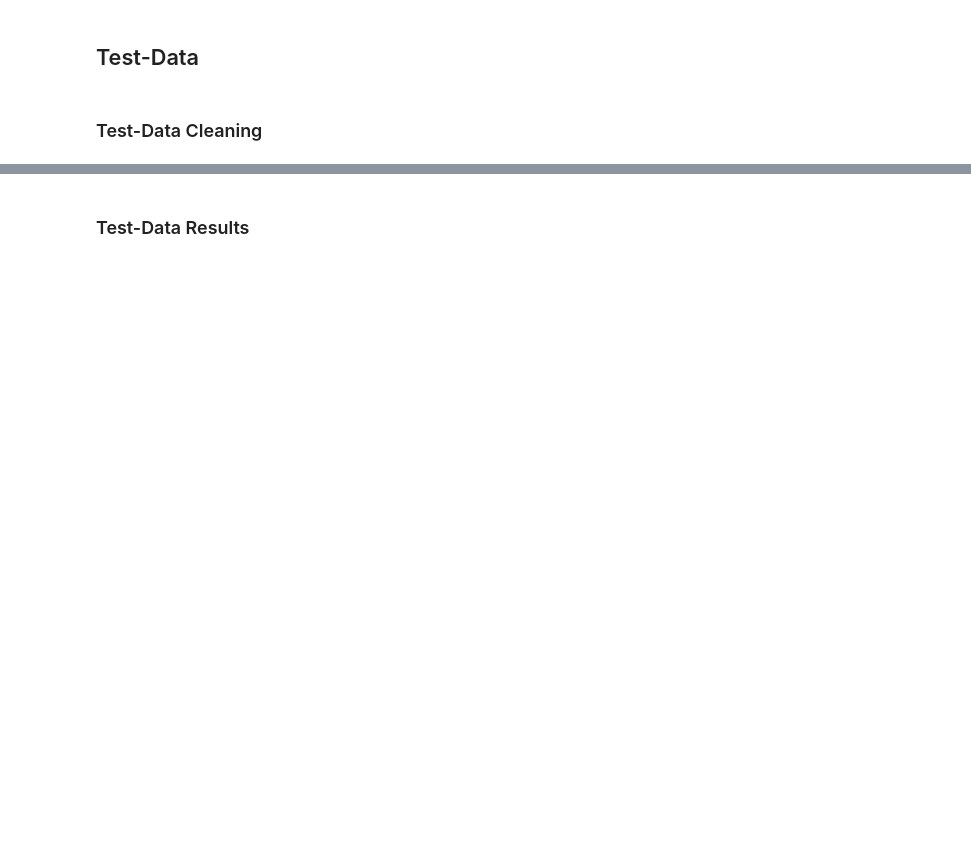
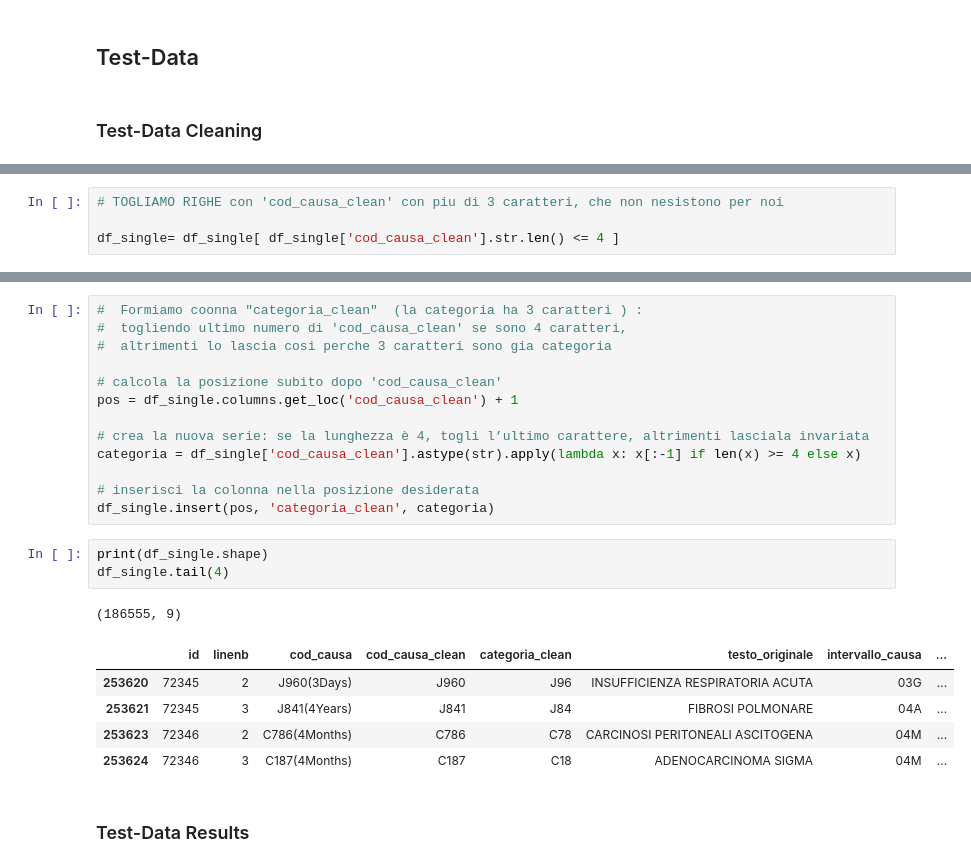
Before and after one commit to istat-methodology/semantic-search, a Jupyter notebook: notebooks/test-semantic-on-medical_data.ipynb, the cells around one changed output, grey strips where cells are left out. Cells and saved outputs as stored; diff of their text form; blank space fills up the shorter version.

```diff
--- a/notebooks/test-semantic-on-medical_data.ipynb
+++ b/notebooks/test-semantic-on-medical_data.ipynb
@@ -201,0 +310,4 @@ corpus_df.documents
+# %%
+# TOGLIAMO RIGHE con 'cod_causa_clean' con piu di 3 caratteri, che non nesistono per noi
+
+df_single= df_single[ df_single['cod_causa_clean'].str.len() <= 4 ]
@@ -202,2 +323,25 @@ corpus_df.documents
+# %%
+#  Formiamo coonna "categoria_clean"  (la categoria ha 3 caratteri ) :
+#  togliendo ultimo numero di 'cod_causa_clean' se sono 4 caratteri,
+#  altrimenti lo lascia cosi perche 3 caratteri sono gia categoria
+
+# calcola la posizione subito dopo 'cod_causa_clean'
+pos = df_single.columns.get_loc('cod_causa_clean') + 1
+
+# crea la nuova serie: se la lunghezza è 4, togli l’ultimo carattere, altrimenti lasciala invariata
+categoria = df_single['cod_causa_clean'].astype(str).apply(lambda x: x[:-1] if len(x) >= 4 else x)
+
+# inserisci la colonna nella posizione desiderata
+df_single.insert(pos, 'categoria_clean', categoria)
+# %%
+print(df_single.shape)
+df_single.tail(4)
+# %% [output]
+(186555, 9)
+|  | id | linenb | cod_causa | cod_causa_clean | categoria_clean | testo_originale | intervallo_causa | ... |
+| 253620 | 72345 | 2 | J960(3Days) | J960 | J96 | INSUFFICIENZA RESPIRATORIA ACUTA | 03G | ... |
+| 253621 | 72345 | 3 | J841(4Years) | J841 | J84 | FIBROSI POLMONARE | 04A | ... |
+| 253623 | 72346 | 2 | C786(4Months) | C786 | C78 | CARCINOSI PERITONEALI ASCITOGENA | 04M | ... |
+| 253624 | 72346 | 3 | C187(4Months) | C187 | C18 | ADENOCARCINOMA SIGMA | 04M | ... |
 # %% [markdown]
 ### Test-Data Results
```
Also changed, not shown: parts of 17 cells of this notebook, 1 other file.
